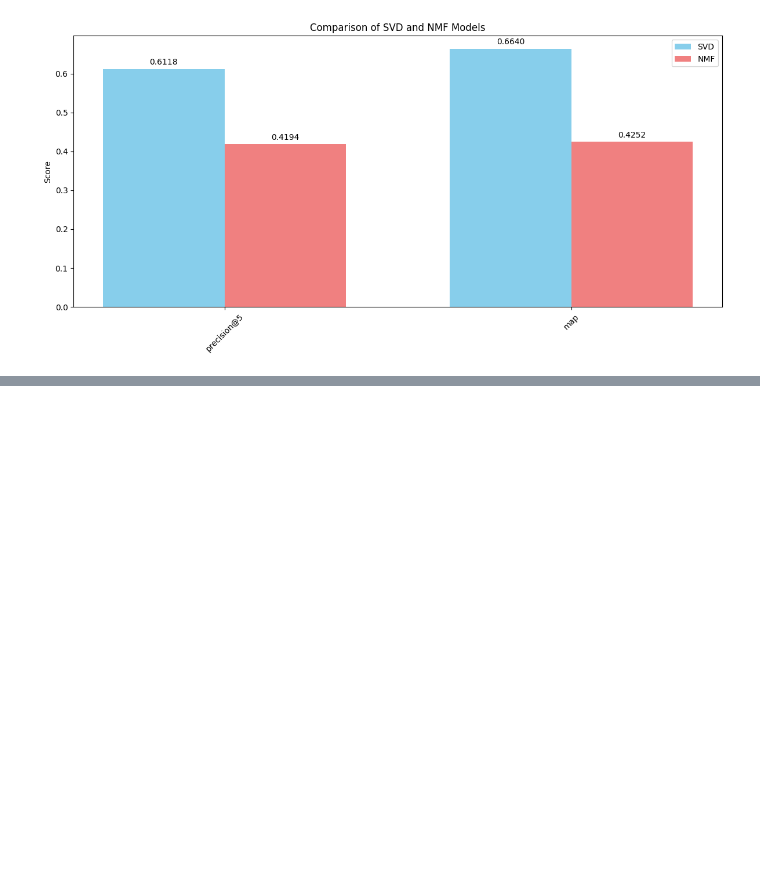
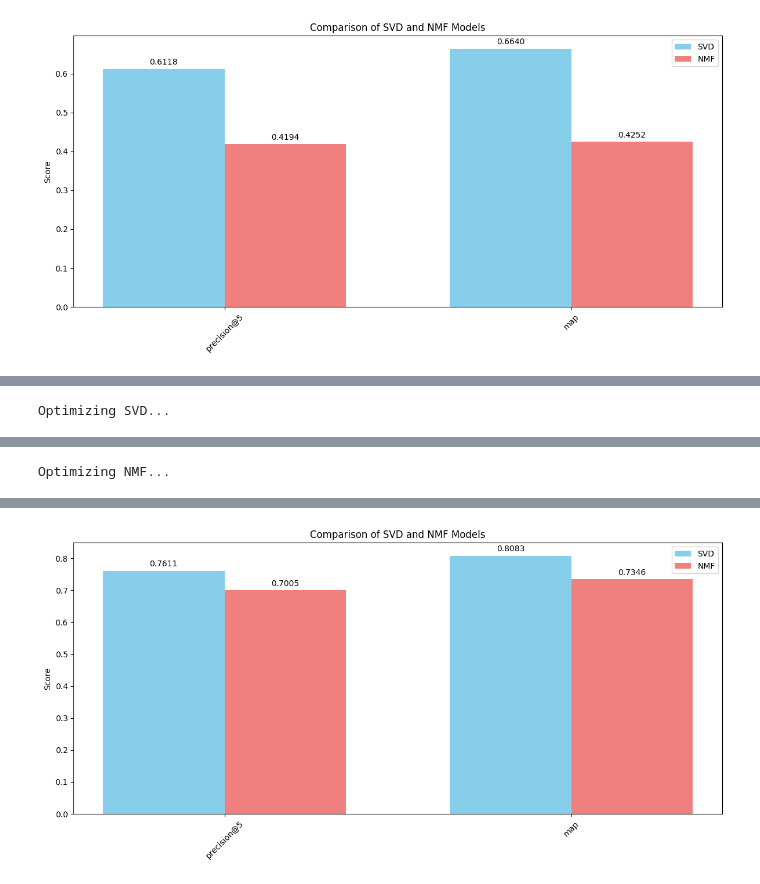
Before and after one commit to lendl-uy/ai201, a Jupyter notebook: mini_project/recommender.ipynb, the cells around one changed output, grey strips where cells are left out. Cells and saved outputs as stored; diff of their text form; code cells hidden in the pictures; blank space fills up the shorter version.

```diff
--- a/mini_project/recommender.ipynb
+++ b/mini_project/recommender.ipynb
@@ -713,3 +747,24 @@ nmf_metrics = evaluate_recommendations(
 plot_metrics_comparison(svd_metrics, nmf_metrics)
 # %% [output]
 [figure]
+# %%
+# Optimize models
+best_svd, svd_study = optimize_svd(X_train_svd_scaled, y_train_smote, n_trials=50)
+best_nmf, nmf_study = optimize_nmf(X_train_nmf_scaled, y_train_smote, n_trials=50)
+
+# Train models with optimal parameters
+X_train_svd = best_svd.fit_transform(X_train_svd_scaled)
+X_train_nmf = best_nmf.fit_transform(X_train_nmf_scaled)
+
+# Evaluate optimized models
+svd_metrics = evaluate_recommendations(
+    best_svd, X_train_svd_scaled, X_test_svd_scaled, y_train_smote, y_test_smote
+)
+nmf_metrics = evaluate_recommendations(
+    best_nmf, X_train_nmf_scaled, X_test_nmf_scaled, y_train_smote, y_test_smote,
+    is_nmf=True, min_max_scaler=min_max_scaler
+)
+
+# Plot comparison
+plot_metrics_comparison(svd_metrics, nmf_metrics)
+# %% [output]
@@ -715,0 +772 @@ plot_metrics_comparison(svd_metrics, nmf_metrics)
+Optimizing SVD...
@@ -715,0 +790 @@ plot_metrics_comparison(svd_metrics, nmf_metrics)
+Optimizing NMF...
@@ -715,0 +808 @@ plot_metrics_comparison(svd_metrics, nmf_metrics)
+[figure, added]
```
Also changed, not shown: parts of 6 cells of this notebook.
